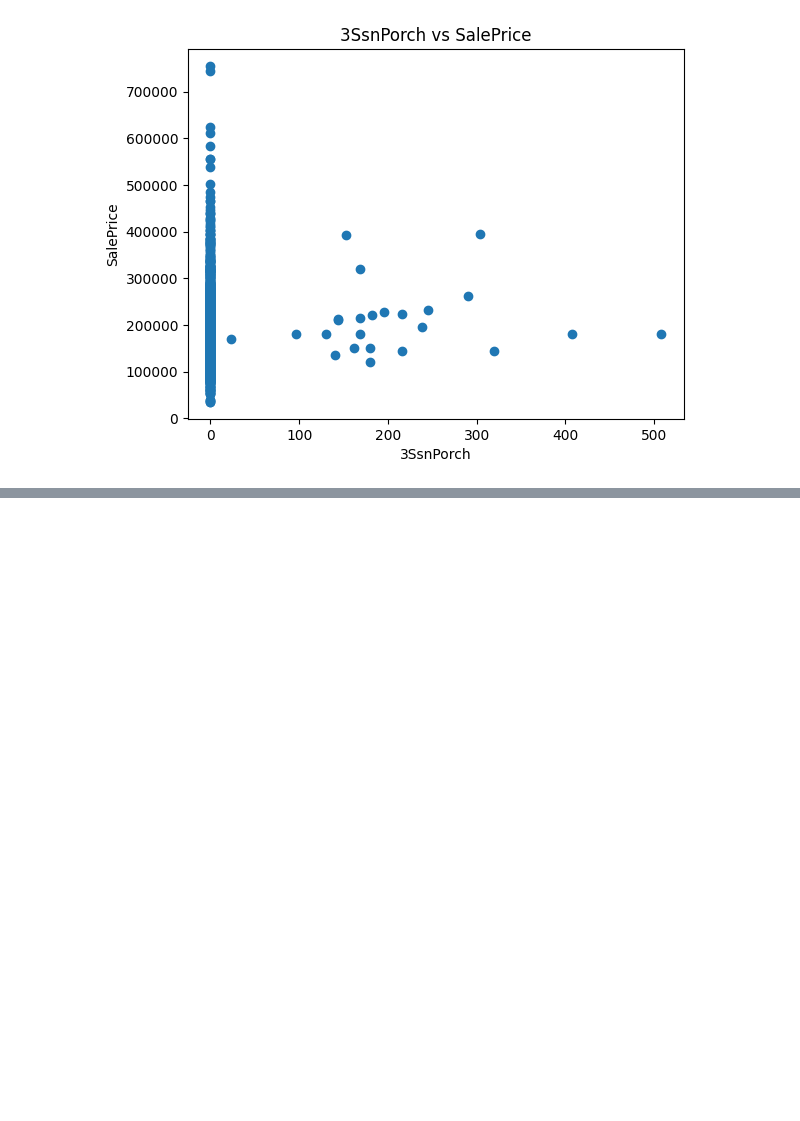
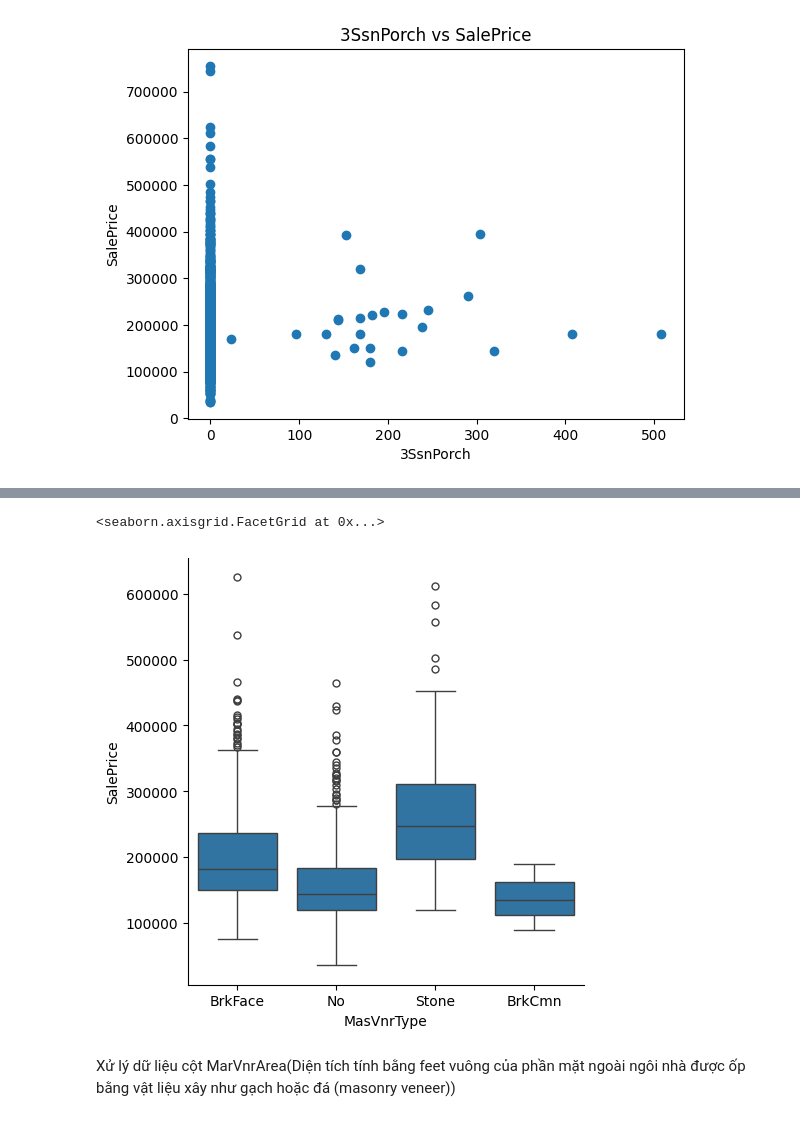
Before and after one commit to buiductrong01012005/dSHousePricePrediction, a Jupyter notebook: btlDS.ipynb, the cells around one changed output, grey strips where cells are left out. Cells and saved outputs as stored; diff of their text form; code cells hidden in the pictures; blank space fills up the shorter version.

```diff
--- a/btlDS.ipynb
+++ b/btlDS.ipynb
@@ -606,0 +697,10 @@ Text(0.5, 1.0, '3SsnPorch vs SalePrice')
+# %%
+train_df['MasVnrType'].fillna('No', inplace=True)
+test_df['MasVnrType'].fillna('No', inplace=True)
+# %%
+sns.catplot(data=train_df, x="MasVnrType", y="SalePrice", kind="box")
+# %% [output]
+<seaborn.axisgrid.FacetGrid at 0x...>
+[figure, added]
+# %% [markdown]
+Xử lý dữ liệu cột MarVnrArea(Diện tích tính bằng feet vuông của phần mặt ngoài ngôi nhà được ốp bằng vật liệu xây như gạch hoặc đá (masonry veneer))
```
Also changed, not shown: parts of 98 cells of this notebook, 2 other files.
